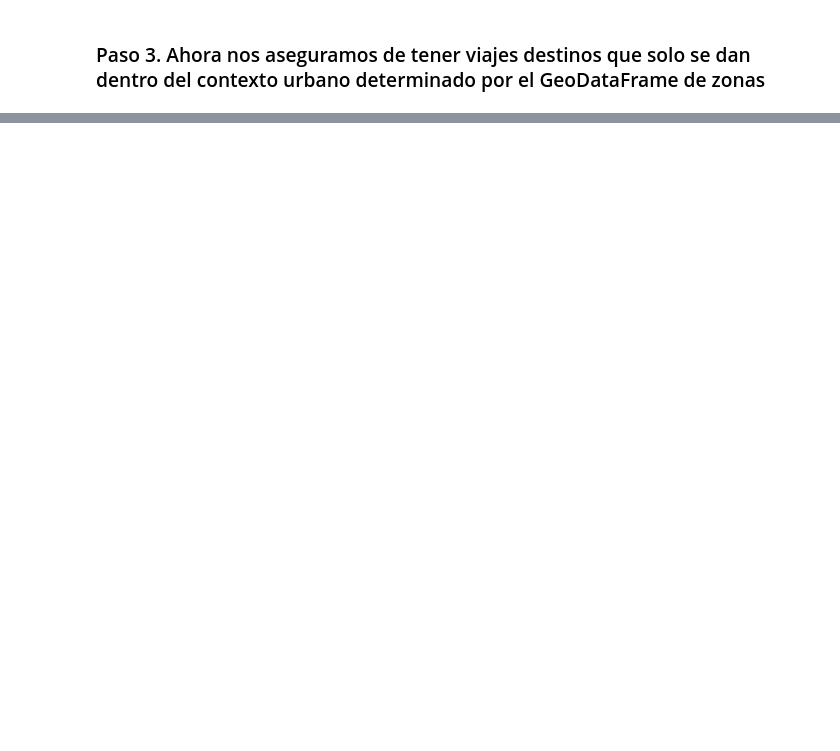
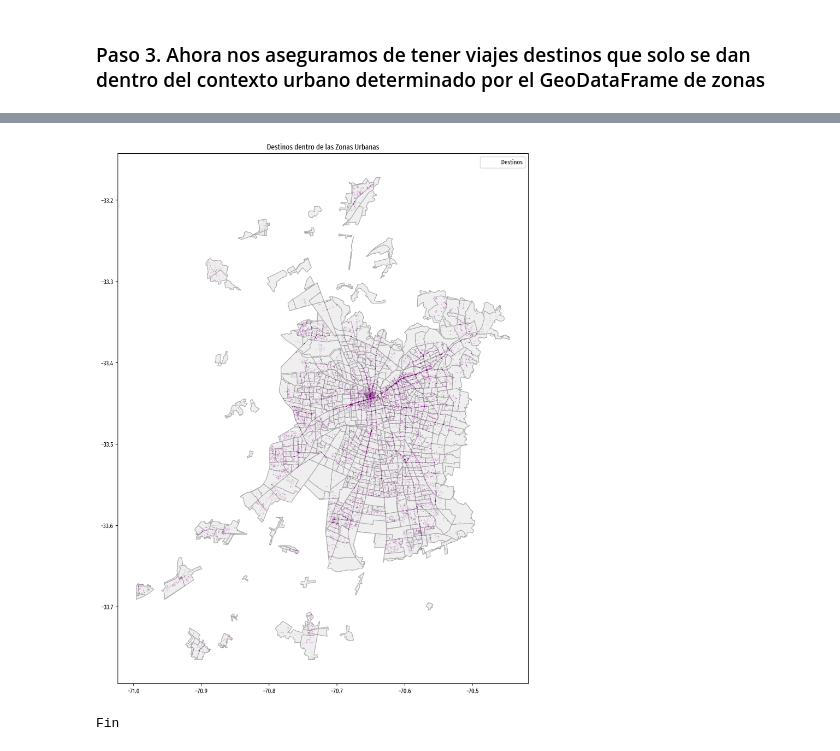
Before and after one commit to daniopitz/geodata, a Jupyter notebook: 00_introduccion.ipynb, the cells around one changed output, grey strips where cells are left out. Drawn from its saved outputs; the diff is of its cells as text; code cells hidden in the pictures; blank space fills up the shorter version.

```diff
--- a/00_introduccion.ipynb
+++ b/00_introduccion.ipynb
@@ -235,6 +277,6 @@ Vamos a hacerlo anterior en un solo llamado. Es decir, cargamos las zonas urbana
 zones = (
     gpd.read_file("https://github.com/daniopitz/visualizacion/raw/main/clases_practicas/data/processed/scl_zonas_urbanas.json")
     .set_index("ID")
-    .to_crs(destinos_viajes_shp.crs)
+    .to_crs(destinos_4674.crs)
 )
 zones.head()
@@ -252,8 +320,14 @@ destinos_viajes_urban.crs
 # %%
 fig, ax = plt.subplots(figsize=(12, 12))
 zones.plot(ax=ax, color="#efefef", edgecolor="#abacab", linewidth=1)
-destinos_viajes_urban.plot(ax=ax, markersize=1, marker=".", color="red", alpha=0.05, label="Destinos")
+destinos_viajes_urban.plot(ax=ax, markersize=1, marker=".", color="purple", alpha=0.05, label="Destinos")
 ax.legend(loc='upper right')
 ax.set_title('Destinos dentro de las Zonas Urbanas')
 plt.tight_layout()
 plt.show()
+# %% [output]
+[figure, added]
+# %%
+print('Fin')
+# %% [output]
+Fin
```
Also changed, not shown: parts of 16 cells of this notebook.
